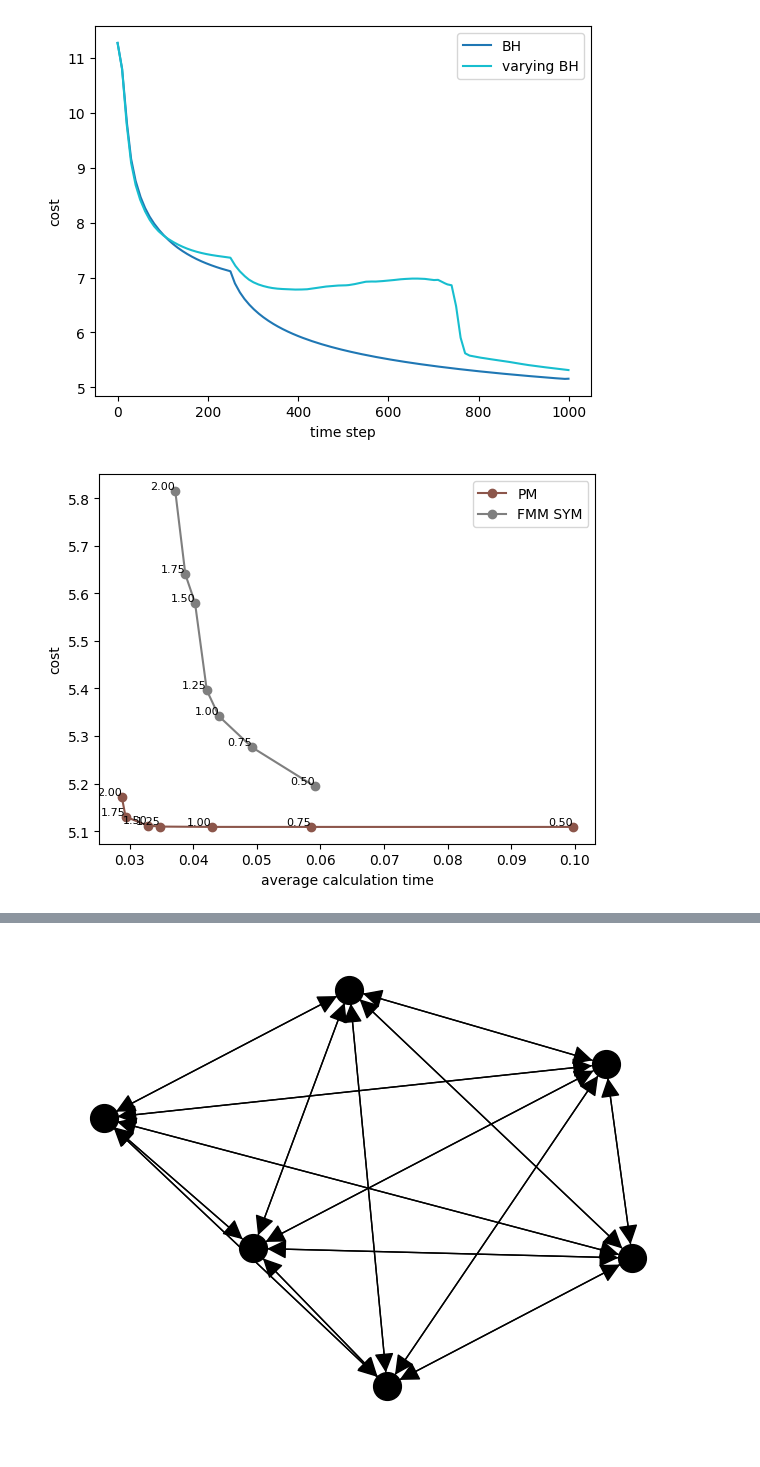
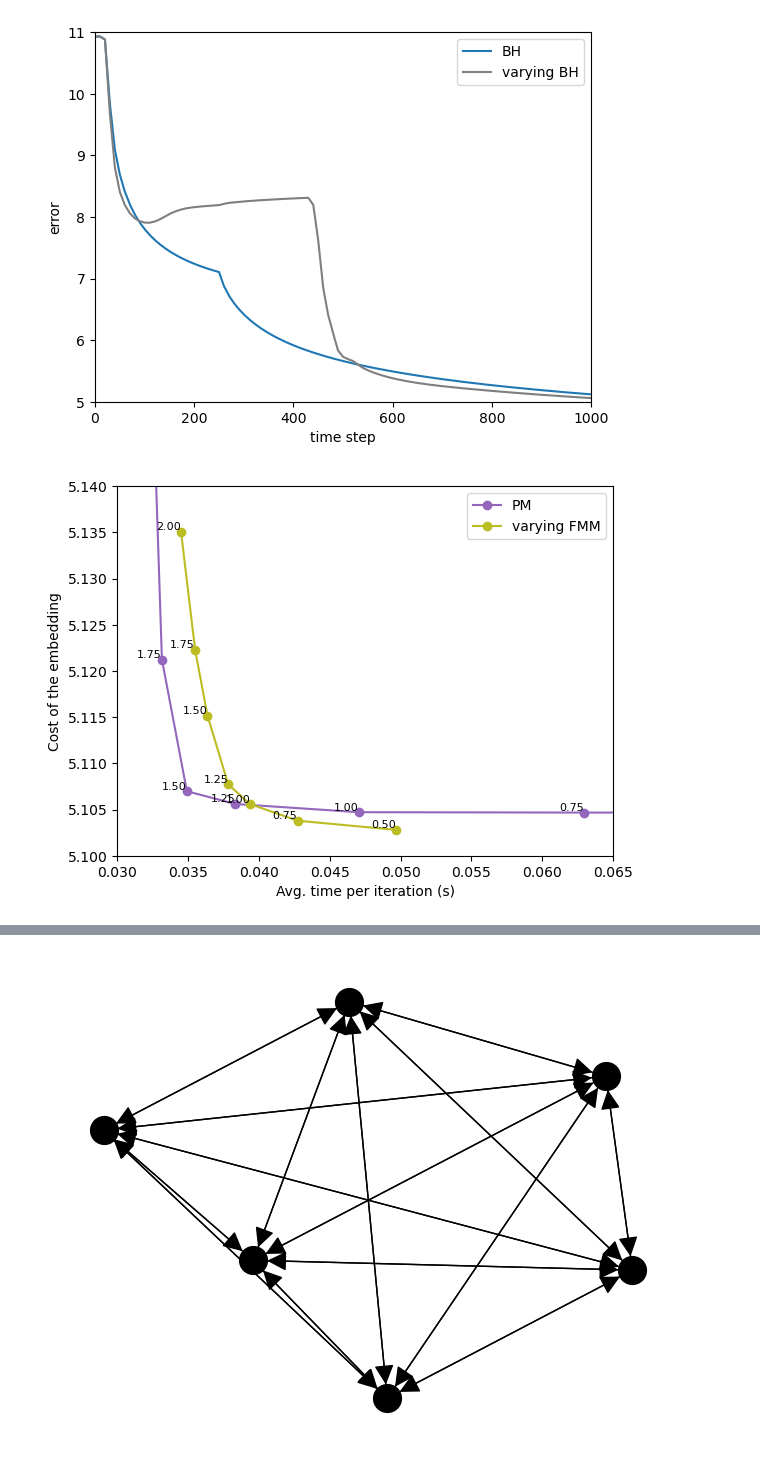
Before and after one commit to LucasFurer/MasterThesisLucas, a Jupyter notebook: grapher.ipynb, the cells around one changed output, grey strips where cells are left out. Saved outputs shown, nothing was run; the diff lists cells and outputs as text; code cells hidden in the pictures.

```diff
--- a/grapher.ipynb
+++ b/grapher.ipynb
@@ -1 +24,23 @@
+# %%
+# define what is what color
+plotColors = plt.rcParams['axes.prop_cycle'].by_key()['color']
+base_rgb = mcolors.to_rgb(plotColors[6])
+
+def adjust_saturation(rgb, saturation_scale):
+    # Convert RGB [0,1] to HLS
+    h, l, s = colorsys.rgb_to_hls(*rgb)
+    # Apply scale to saturation (clamping between 0 and 1)
+    new_s = max(0, min(1, s * saturation_scale))
+    # Convert back to RGB then to Hex for Matplotlib
+    return mcolors.to_hex(colorsys.hls_to_rgb(h, l, new_s))
+
+typeColor = {
+    "1" :  adjust_saturation(base_rgb, 6.0/6.0),
+    "2" :  adjust_saturation(base_rgb, 5.0/6.0),
+    "4" :  adjust_saturation(base_rgb, 4.0/6.0),
+    "8" :  adjust_saturation(base_rgb, 3.0/6.0),
+    "16" : adjust_saturation(base_rgb, 2.0/6.0),
+    "32" : adjust_saturation(base_rgb, 1.0/6.0),
+    "64" : adjust_saturation(base_rgb, 0.0/6.0),
+}
 # %%
@@ -275,38 +353,42 @@ plotGraph(custom_labels, 0, 1000, "error", "average calculation time", "plotOutp
 pointAmount = "70000"
 min_theta = "0.75"
 max_theta = "0.75"
-max_theta_new = "2"
+max_theta_new = "3"
 dataSet = "MNIST_digits"
 perp = "30"
 
 custom_labels = {
-    os.path.join("graphCSV", dataSet, pointAmount, "perp" + perp, "costTimestepBH_point" + pointAmount + "_perp" + perp + "_minTheta" + min_theta + "_maxTheta" + max_theta + "_dataset" + dataSet + ".csv"): "BH",
-    os.path.join("graphCSV", dataSet, pointAmount, "perp" + perp, "costTimestepBH_point" + pointAmount + "_perp" + perp + "_minTheta" + min_theta + "_maxTheta" + max_theta_new + "_dataset" + dataSet + ".csv"): "varying BH",
-    #os.path.join("graphCSV", dataSet, pointAmount, "perp" + perp, "costTimestepPM_point"             + pointAmount + "_perp" + perp + "_theta" + theta + "_dataset" + dataSet + ".csv"): "PM",
-    #os.path.join("graphCSV", dataSet, pointAmount, "perp" + perp, "costTimestepFMM_MORTON_point"     + pointAmount + "_perp" + perp + "_minTheta" + min_theta + "_maxTheta" + max_theta + "_dataset" + dataSet + ".csv"): "FMM",
+    os.path.join("graphCSV", dataSet, pointAmount, "perp" + perp, "costTimestepBH_point"             + pointAmount + "_perp" + perp + "_minTheta" + "0.5" + "_maxTheta" + "0.5"     + "_dataset" + dataSet + ".csv"): "BH",
+    os.path.join("graphCSV", dataSet, pointAmount, "perp" + perp, "costTimestepBH_point"             + pointAmount + "_perp" + perp + "_minTheta" + "0.5" + "_maxTheta" + "3" + "_dataset" + dataSet + ".csv"): "varying BH",
+    #os.path.join("graphCSV", dataSet, pointAmount, "perp" + perp, "costTimestepPM_point"             + pointAmount + "_perp" + perp + "_minTheta" + min_theta + "_maxTheta" + max_theta_new + "_dataset" + dataSet + ".csv"): "PM",
+    #os.path.join("graphCSV", dataSet, pointAmount, "perp" + perp, "costTimestepFMM_MORTON_point"     + pointAmount + "_perp" + perp + "_minTheta" + min_theta + "_maxTheta" + max_theta     + "_dataset" + dataSet + ".csv"): "FMM",
     #os.path.join("graphCSV", dataSet, pointAmount, "perp" + perp, "costTimestepFMM_MORTON_point"     + pointAmount + "_perp" + perp + "_minTheta" + min_theta + "_maxTheta" + max_theta_new + "_dataset" + dataSet + ".csv"): "varying FMM",
-    #os.path.join("graphCSV", dataSet, pointAmount, "perp" + perp, "costTimestepFMM_SYM_MORTON_point" + pointAmount + "_perp" + perp + "_minTheta" + min_theta + "_maxTheta" + max_theta + "_dataset" + dataSet + ".csv"): "FMM SYM",
-    #os.path.join("graphCSV", dataSet, pointAmount, "perp" + perp, "costTimestepFMM_SYM_MORTON_point" + pointAmount + "_perp" + perp + "_minTheta" + min_theta + "_maxTheta" + max_theta_new + "_dataset" + dataSet + ".csv"): "varying FMM SYM",
-    #os.path.join("graphCSV", dataSet, pointAmount, "perp" + perp, "costTimesteptest_point"           + pointAmount + "_perp" + perp + "_theta" + theta + "_dataset" + dataSet + ".csv"): "test",
+    #os.path.join("graphCSV", dataSet, pointAmount, "perp" + perp, "costTimestepFMM_SYM_MORTON_point" + pointAmount + "_perp" + perp + "_minTheta" + min_theta + "_maxTheta" + max_theta     + "_dataset" + dataSet + ".csv"): "SYM FMM",
+    #os.path.join("graphCSV", dataSet, pointAmount, "perp" + perp, "costTimestepFMM_SYM_MORTON_point" + pointAmount + "_perp" + perp + "_minTheta" + min_theta + "_maxTheta" + max_theta_new + "_dataset" + dataSet + ".csv"): "varying SYM FMM",
 }
 
-plotGraph(custom_labels, 0, 1000,"time step", "cost", "plotOutput/lines_plot.png", False, None, None, None, None)
+#plotGraph(custom_labels, 0, 1000, "Iteration counter", "Cost of the embedding", "plotOutput/lines_plot.png", False, None, None, None, None)
 
-#plotGraph(custom_labels, 0, 1000,"time step", "error", "plotOutput/lines_plot.png", False, 0.0, 1000.0, 5.0, 5.4)
+plotGraph(custom_labels, 0, 1000,"time step", "error", "plotOutput/lines_plot.png", False, 0.0, 1000.0, 5.0, 11.0)
+#plotGraph(custom_labels, 0, 1000,"time step", "error", "plotOutput/lines_plot.png", False, 990.0, 1000.0, 5.1, 5.13)
 # %% [output]
-[figure, old version]
+[figure, new version]
 # %%
 pointAmount = "70000"
 dataSet = "MNIST_digits"
 perp = "30"
 
 
 custom_labels = {
     os.path.join("graphCSV", dataSet, pointAmount, "perp" + perp, "tsneCalculationtimeCostPM_point" + pointAmount + "_perp" + perp + "_dataset" + dataSet + ".csv"): "PM",
-    #os.path.join("graphCSV", dataSet, pointAmount, "perp" + perp, "tsneCalculationtimeErrorFMM_MORTON_point" + pointAmount + "_perp" + perp + "_dataset" + dataSet + ".csv"): "varying FMM",
-    os.path.join("graphCSV", dataSet, pointAmount, "perp" + perp, "tsneCalculationtimeCostFMM_SYM_MORTON_point" + pointAmount + "_perp" + perp + "_dataset" + dataSet + ".csv"): "FMM SYM",
+    #os.path.join("graphCSV", dataSet, pointAmount, "perp" + perp, "tsneCalculationtimeCostBH_point" + pointAmount + "_perp" + perp + "_dataset" + dataSet + ".csv"): "varying BH",
+    #os.path.join("graphCSV", dataSet, pointAmount, "perp" + perp, "tsneCalculationtimeCostFMM_MORTON_point" + pointAmount + "_perp" + perp + "_dataset" + dataSet + ".csv"): "varying FMM",
+    os.path.join("graphCSV", dataSet, pointAmount, "perp" + perp, "tsneCalculationtimeCostFMM_SYM_MORTON_point" + pointAmount + "_perp" + perp + "_dataset" + dataSet + ".csv"): "varying FMM",
 }
 
-plotGraph(custom_labels, 0, 1000, "cost", "average calculation time", "plotOutput/lines_plot.png", True, None, None, None, None, None, None, True)
+#plotGraph(custom_labels, 0, 1000, "Cost of the embedding", "Avg. time per iteration (s)", "plotOutput/lines_plot.png", True, None, None, None, None, None, None, True)
+
+#plotGraph(custom_labels, 0, 1000, "Cost of the embedding", "Avg. time per iteration (s)", "plotOutput/lines_plot.png", True, 0.028, 0.095, 5.025, 5.175, None, None, True, None)
+plotGraph(custom_labels, 0, 1000, "Cost of the embedding", "Avg. time per iteration (s)", "plotOutput/lines_plot.png", True, 0.03, 0.065, 5.1, 5.14, None, None, True)
 # %% [output]
-[figure, old version]
+[figure, new version]
```
Also changed, not shown: parts of 9 cells of this notebook, 8 other files.
